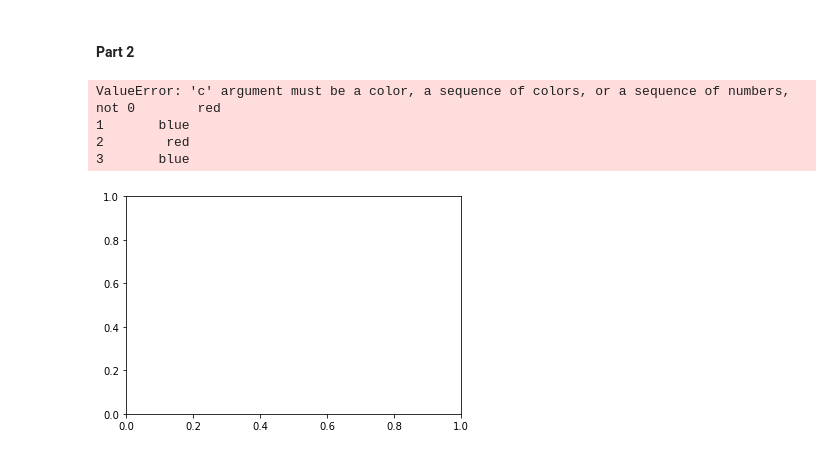
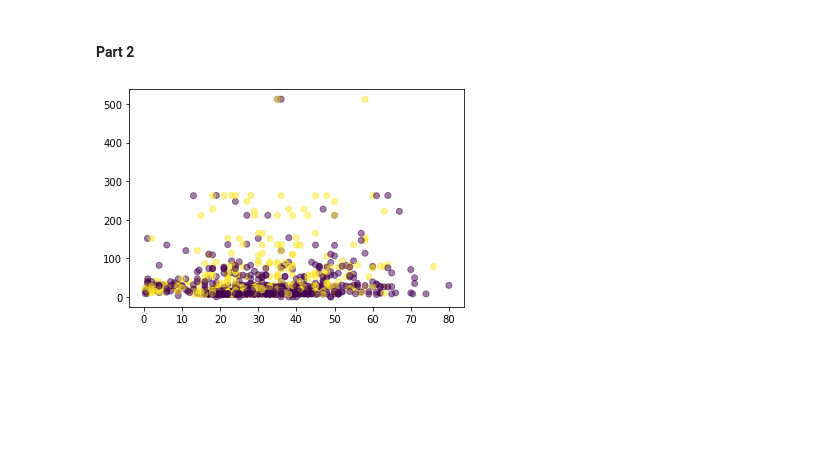
Before and after one commit to Smriti1996/Data-Science-INeuron-, a Jupyter notebook: Matplotlib assignment.ipynb, the cells around one changed output. Cells and saved outputs as stored; diff of their text form; code cells hidden in the pictures; blank space fills up the shorter version.

```diff
--- a/Matplotlib assignment.ipynb
+++ b/Matplotlib assignment.ipynb
@@ -41,12 +41,8 @@ plt.show()
 # %% [markdown]
 #### Part 2
 # %%
-mapping = {'male': 'blue', 'female': 'red'}
+mapping = {'male': 0, 'female': 1}
 plt.scatter(titanic['age'], titanic['fare'], alpha=0.5, c=titanic['sex'].map(mapping))
 plt.show()
 # %% [output]
-ValueError: 'c' argument must be a color, a sequence of colors, or a sequence of numbers, not 0        red
-1       blue
-2        red
-3       blue
-[figure, old version]
+[figure, new version]
```
